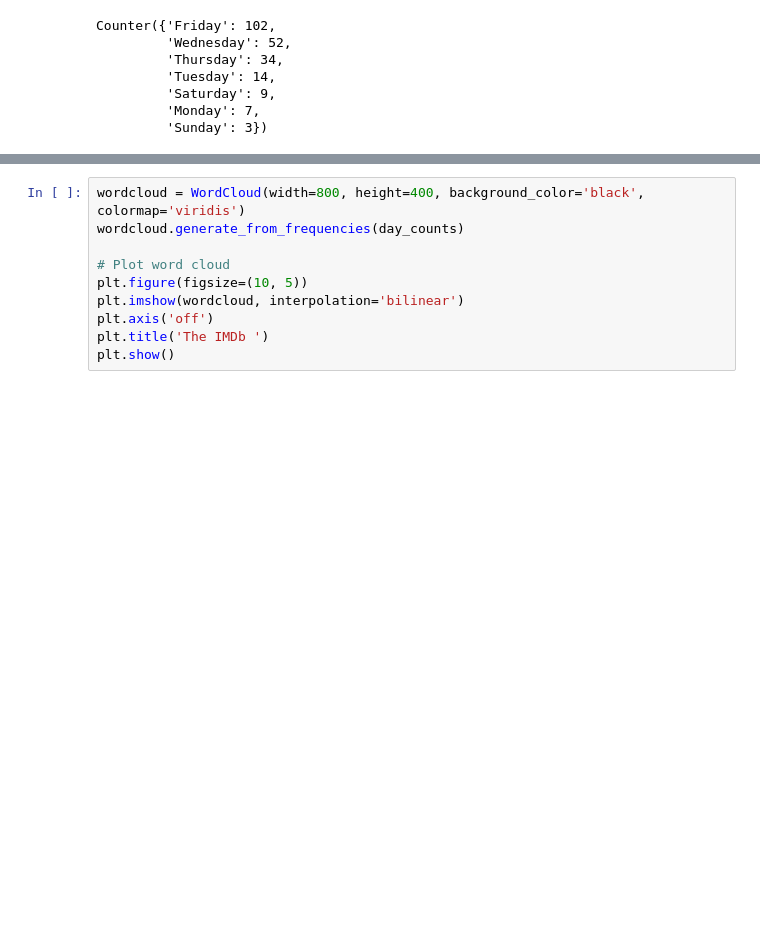
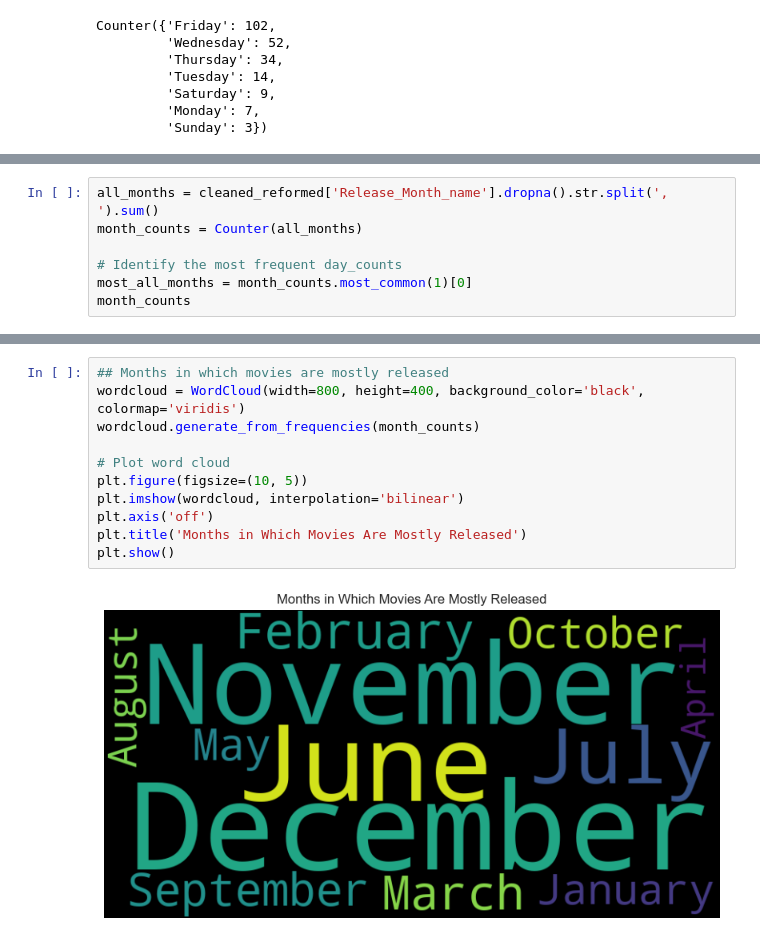
Before and after one commit to Cemputus/Data-Mining-and-Wrangling---movie-scraping, a Jupyter notebook: Analysis/Group4_Final.ipynb, the cells around one changed output, grey strips where cells are left out. Saved outputs shown, nothing was run; the diff lists cells and outputs as text; blank space fills up the shorter version.

```diff
--- a/Analysis/Group4_Final.ipynb
+++ b/Analysis/Group4_Final.ipynb
@@ -525,0 +575,7 @@ Counter({'Friday': 102,
+# %%
+all_months = cleaned_reformed['Release_Month_name'].dropna().str.split(', ').sum()
+month_counts = Counter(all_months)
+
+# Identify the most frequent day_counts
+most_all_months = month_counts.most_common(1)[0]
+month_counts
@@ -526,10 +595,13 @@ Counter({'Friday': 102,
 # %%
+## Months in which movies are mostly released
 wordcloud = WordCloud(width=800, height=400, background_color='black', colormap='viridis')
-wordcloud.generate_from_frequencies(day_counts)
+wordcloud.generate_from_frequencies(month_counts)
 
 # Plot word cloud
 plt.figure(figsize=(10, 5))
 plt.imshow(wordcloud, interpolation='bilinear')
 plt.axis('off')
-plt.title('The IMDb ')
+plt.title('Months in Which Movies Are Mostly Released')
 plt.show()
+# %% [output]
+[figure, added]
```
Also changed, not shown: parts of 21 cells of this notebook.
